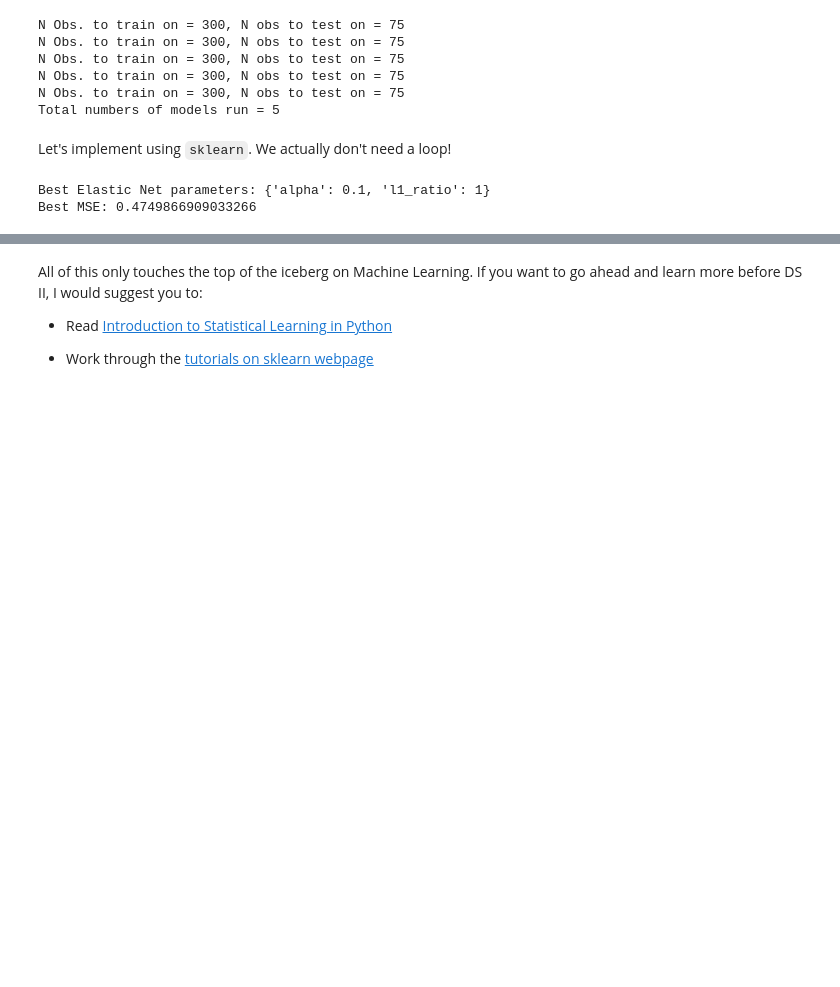
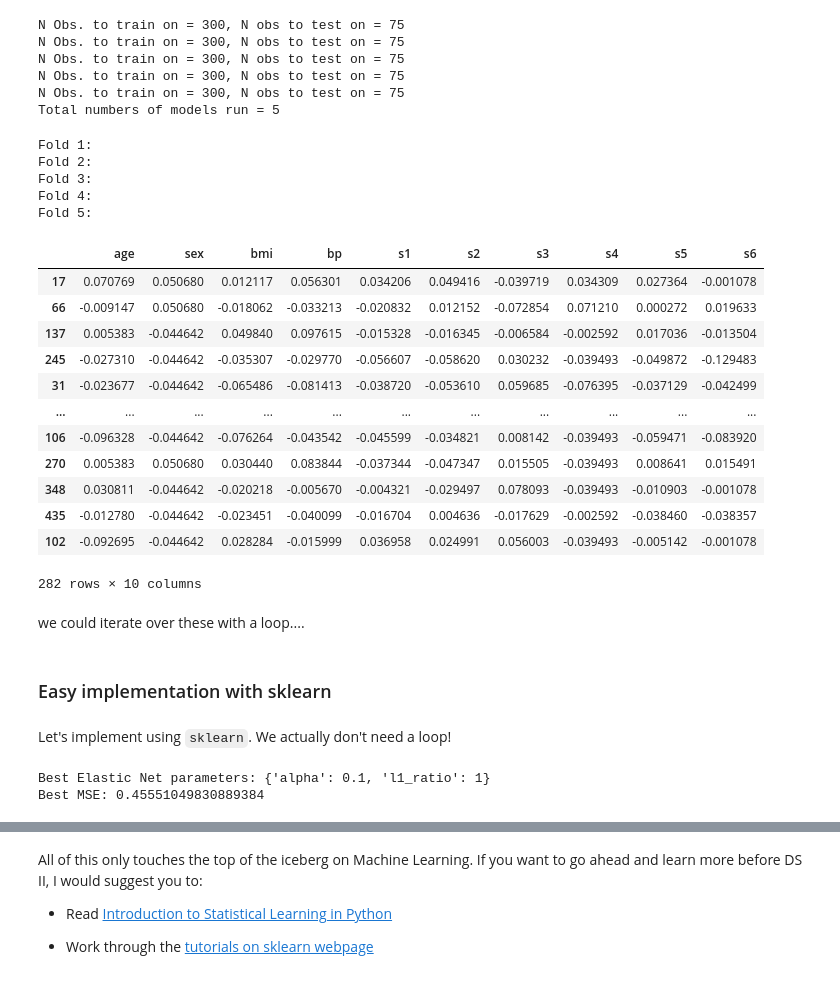
Before and after one commit to TiagoVentura/ppol5203_fall_2023, a Jupyter notebook: docs/lecture_notes/week-10/_week-9-models.ipynb, the cells around one changed output, grey strips where cells are left out. Cells and saved outputs as stored; diff of their text form; code cells hidden in the pictures; blank space fills up the shorter version.

```diff
--- a/docs/lecture_notes/week-10/_week-9-models.ipynb
+++ b/docs/lecture_notes/week-10/_week-9-models.ipynb
@@ -590,6 +619,51 @@ N Obs. to train on = 300, N obs to test on = 75
 N Obs. to train on = 300, N obs to test on = 75
 N Obs. to train on = 300, N obs to test on = 75
 Total numbers of models run = 5
+# %%
+# what the splits are? Index of the data
+kf = KFold(n_splits=5)
+
+# Split the data
+k_splits = kf.split(X_train)
+
+# containers to store the data
+train_data = list()
+val_data = list()
+
+# iterate
+for fold_number, (train_indices, val_indices) in enumerate(k_splits):
+    print(f"Fold {fold_number + 1}:")
+
+    # Split your data into training and validation sets using the indices
+    train_data.append([X_train.iloc[i] for i in train_indices])
+    val_data.append([X_train.iloc[i] for i in val_indices])
+# %% [output]
+Fold 1:
+Fold 2:
+Fold 3:
+Fold 4:
+Fold 5:
+# %%
+# see data
+pd.DataFrame(train_data[2])
+# %% [output]
+|  | age | sex | bmi | bp | s1 | s2 | s3 | s4 | s5 | s6 |
+| 17 | 0.070769 | 0.050680 | 0.012117 | 0.056301 | 0.034206 | 0.049416 | -0.039719 | 0.034309 | 0.027364 | -0.001078 |
+| 66 | -0.009147 | 0.050680 | -0.018062 | -0.033213 | -0.020832 | 0.012152 | -0.072854 | 0.071210 | 0.000272 | 0.019633 |
+| 137 | 0.005383 | -0.044642 | 0.049840 | 0.097615 | -0.015328 | -0.016345 | -0.006584 | -0.002592 | 0.017036 | -0.013504 |
+| 245 | -0.027310 | -0.044642 | -0.035307 | -0.029770 | -0.056607 | -0.058620 | 0.030232 | -0.039493 | -0.049872 | -0.129483 |
+| 31 | -0.023677 | -0.044642 | -0.065486 | -0.081413 | -0.038720 | -0.053610 | 0.059685 | -0.076395 | -0.037129 | -0.042499 |
+| ... | ... | ... | ... | ... | ... | ... | ... | ... | ... | ... |
+| 106 | -0.096328 | -0.044642 | -0.076264 | -0.043542 | -0.045599 | -0.034821 | 0.008142 | -0.039493 | -0.059471 | -0.083920 |
+| 270 | 0.005383 | 0.050680 | 0.030440 | 0.083844 | -0.037344 | -0.047347 | 0.015505 | -0.039493 | 0.008641 | 0.015491 |
+| 348 | 0.030811 | -0.044642 | -0.020218 | -0.005670 | -0.004321 | -0.029497 | 0.078093 | -0.039493 | -0.010903 | -0.001078 |
+| 435 | -0.012780 | -0.044642 | -0.023451 | -0.040099 | -0.016704 | 0.004636 | -0.017629 | -0.002592 | -0.038460 | -0.038357 |
+| 102 | -0.092695 | -0.044642 | 0.028284 | -0.015999 | 0.036958 | 0.024991 | 0.056003 | -0.039493 | -0.005142 | -0.001078 |
+282 rows × 10 columns
+# %% [markdown]
+we could iterate over these with a loop....
+# %% [markdown]
+### Easy implementation with sklearn
 # %% [markdown]
 Let's implement using `sklearn`. We actually don't need a loop!
 # %%
@@ -607,10 +688,11 @@ params = {
     'l1_ratio': [0, 0.25, 0.5, 0.75, 1]
 }
 
+# elastic net
 elastic_net = ElasticNet()
 
 # Grid search with 5-fold cross-validation
-grid_en = GridSearchCV(elastic_net, params, cv=5, scoring='r2')
+grid_en = GridSearchCV(elastic_net, params, cv=kf, scoring='r2')
 grid_en.fit(X_train, y_train)
 
 # Best parameters and corresponding MSE
@@ -618,7 +700,7 @@ print("Best Elastic Net parameters:", grid_en.best_params_)
 print("Best MSE:", grid_en.best_score_)
 # %% [output]
 Best Elastic Net parameters: {'alpha': 0.1, 'l1_ratio': 1}
-Best MSE: 0.4749866909033266
+Best MSE: 0.45551049830889384
 # %%
 from sklearn.tree import DecisionTreeRegressor
 
```
Also changed, not shown: parts of 32 cells of this notebook, 9 other files.
